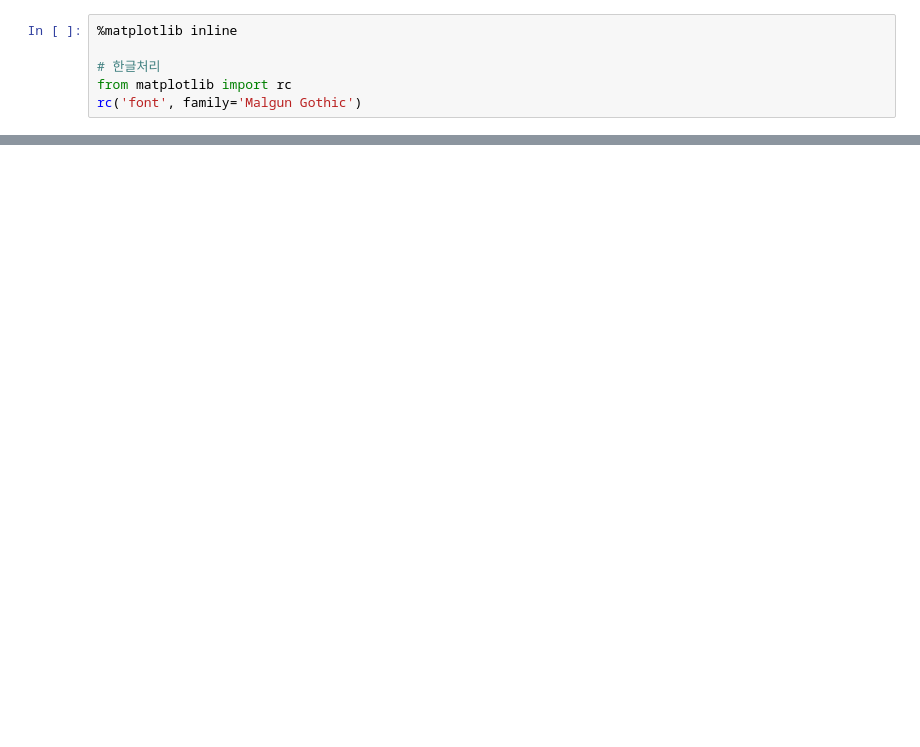
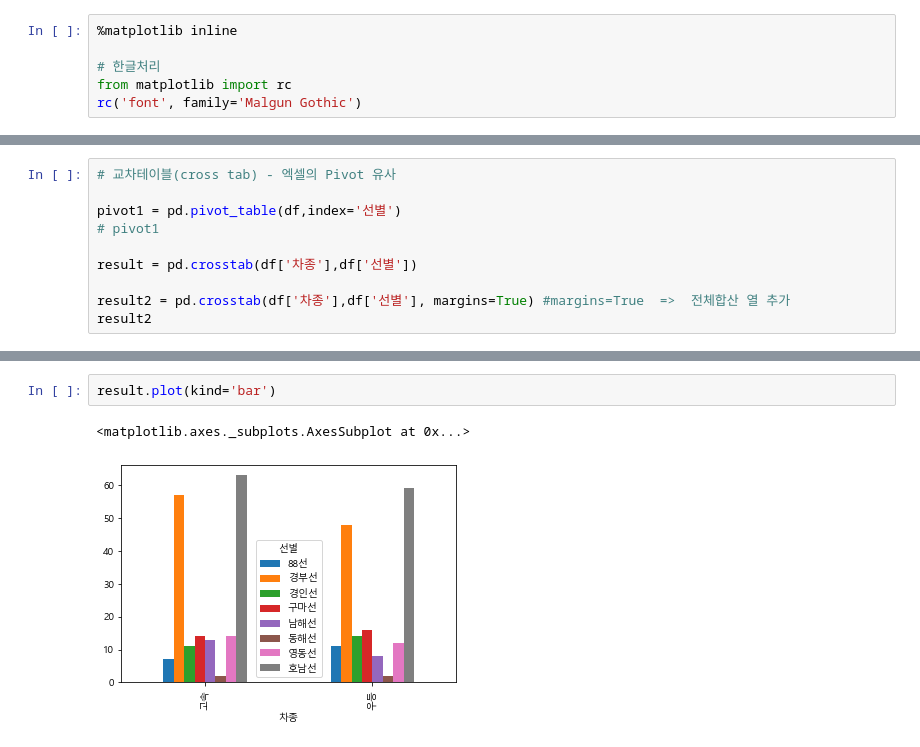
Before and after one commit to bill7845/jupyter_repo, a Jupyter notebook: pandas_tutorial/eAnalysis/02_pandas_class/Ex05_groupby3_고속도로.ipynb, the cells around one changed output, grey strips where cells are left out. Cells and saved outputs as stored; diff of their text form; blank space fills up the shorter version.

```diff
--- a/pandas_tutorial/eAnalysis/02_pandas_class/Ex05_groupby3_고속도로.ipynb
+++ b/pandas_tutorial/eAnalysis/02_pandas_class/Ex05_groupby3_고속도로.ipynb
@@ -42,0 +87,10 @@ rc('font', family='Malgun Gothic')
+# %%
+# 교차테이블(cross tab) - 엑셀의 Pivot 유사
+
+pivot1 = pd.pivot_table(df,index='선별')
+# pivot1
+
+result = pd.crosstab(df['차종'],df['선별'])
+
+result2 = pd.crosstab(df['차종'],df['선별'], margins=True) #margins=True  =>  전체합산 열 추가
+result2
@@ -42,0 +103,5 @@ rc('font', family='Malgun Gothic')
+# %%
+result.plot(kind='bar')
+# %% [output]
+<matplotlib.axes._subplots.AxesSubplot at 0x...>
+[figure, added]
```
Also changed, not shown: parts of 12 cells of this notebook, 9 other files.
